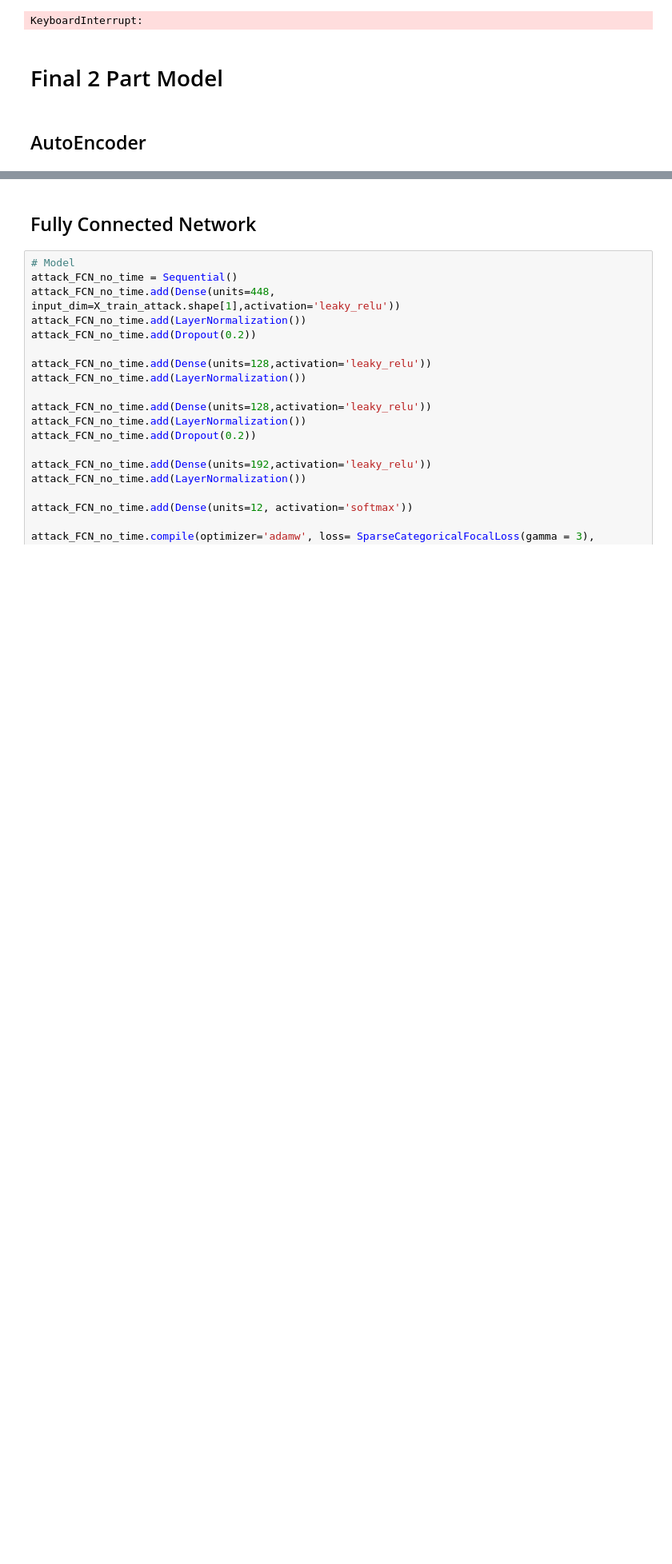
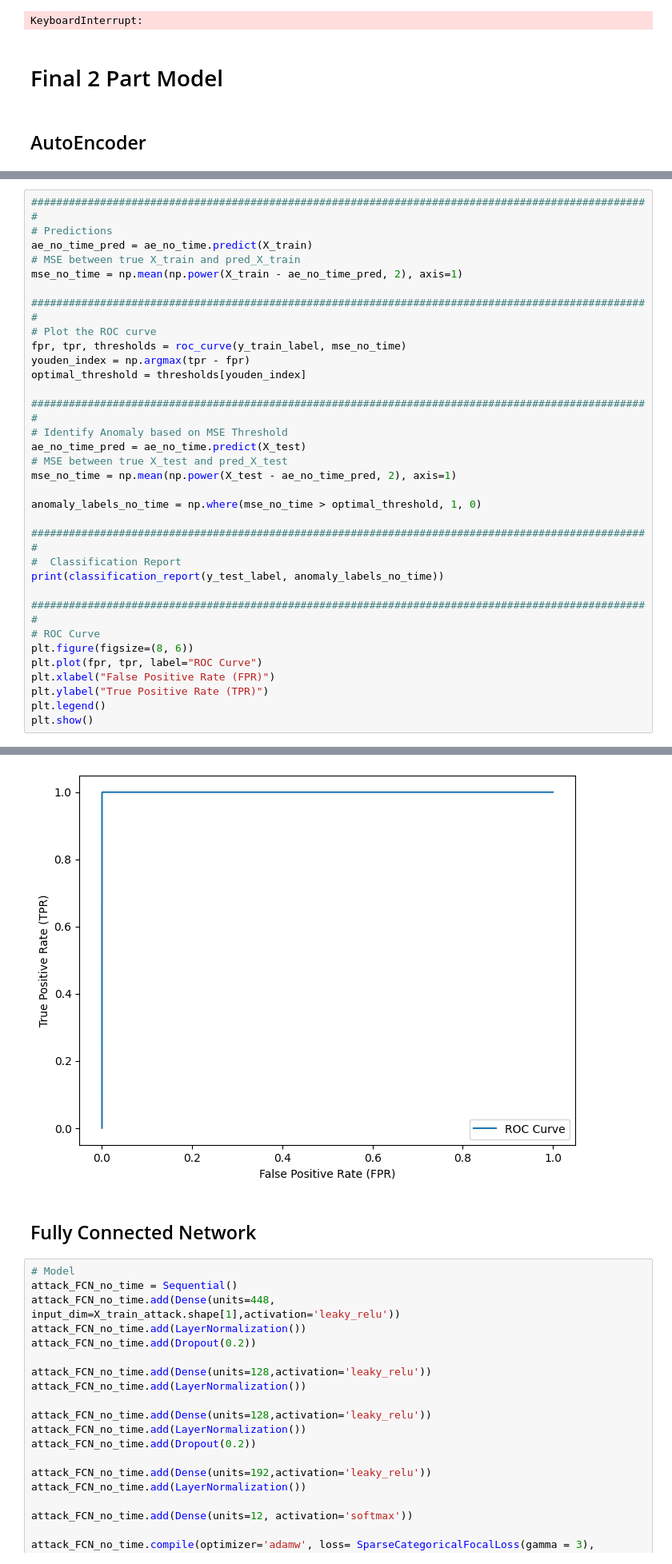
Before and after one commit to asstella/dsa4266, a Jupyter notebook: 2Part_AE_FCN_finetuned.ipynb, the cells around one changed output, grey strips where cells are left out. Shown at 80% size. Saved outputs shown, nothing was run; the diff lists cells and outputs as text; blank space fills up the shorter version.

Commit message:
update AE threshold and eval, add imports

```diff
--- a/2Part_AE_FCN_finetuned.ipynb
+++ b/2Part_AE_FCN_finetuned.ipynb
@@ -224,0 +226,34 @@ plt.show()
+# %%
+###################################################################################################
+# Predictions
+ae_no_time_pred = ae_no_time.predict(X_train)
+# MSE between true X_train and pred_X_train
+mse_no_time = np.mean(np.power(X_train - ae_no_time_pred, 2), axis=1)
+
+###################################################################################################
+# Plot the ROC curve
+fpr, tpr, thresholds = roc_curve(y_train_label, mse_no_time)
+youden_index = np.argmax(tpr - fpr)
+optimal_threshold = thresholds[youden_index]
+
+###################################################################################################
+# Identify Anomaly based on MSE Threshold
+ae_no_time_pred = ae_no_time.predict(X_test)
+# MSE between true X_test and pred_X_test
+mse_no_time = np.mean(np.power(X_test - ae_no_time_pred, 2), axis=1)
+
+anomaly_labels_no_time = np.where(mse_no_time > optimal_threshold, 1, 0)
+
+###################################################################################################
+#  Classification Report
+print(classification_report(y_test_label, anomaly_labels_no_time))
+
+###################################################################################################
+# ROC Curve
+plt.figure(figsize=(8, 6))
+plt.plot(fpr, tpr, label="ROC Curve")
+plt.xlabel("False Positive Rate (FPR)")
+plt.ylabel("True Positive Rate (TPR)")
+plt.legend()
+plt.show()
+# %% [output]
@@ -225,3 +270,4 @@ plt.show()
+[figure, added]
 # %% [markdown]
 ## Fully Connected Network
 # %%
```
Also changed, not shown: parts of 8 cells of this notebook, 2 other files.
